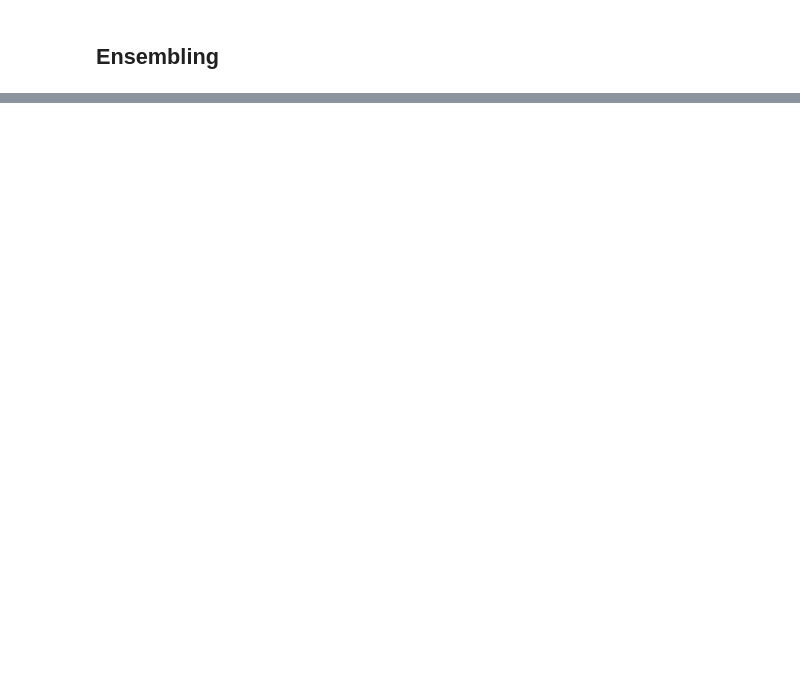
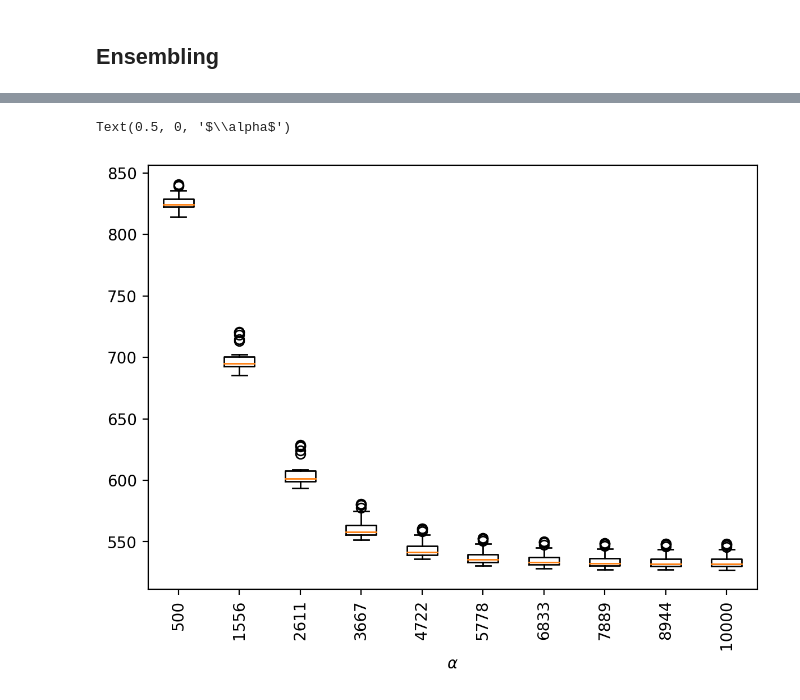
Before and after one commit to Llamrei/car_data_analysis, a Jupyter notebook: ensemble.ipynb, the cells around one changed output, grey strips where cells are left out. Saved outputs shown, nothing was run; the diff lists cells and outputs as text; code cells hidden in the pictures; blank space fills up the shorter version.

```diff
--- a/ensemble.ipynb
+++ b/ensemble.ipynb
@@ -86,12 +97,13 @@ Length: 155, dtype: float64
 # %%
 # weigh inversely to error
 weights = dict()
-for metric in metrics:
-    for alpha in np.linspace(0, 1.3, 14):
-        tmp = metrics[metric].groupby("exp").transform(lambda x: np.mean(x)**alpha/x)
+for metric in ["mae"]:
+    for alpha in np.linspace(500, 10e3, 10):
+        # Should be doing this alpha tuning on the test sets also imo
+        tmp = metrics[metric].groupby("exp").transform(lambda x: alpha/x)
         # Softmax so we weigh to 1
         if metric not in weights:
             weights[metric] = dict()
-        weights[metric][alpha] = tmp.groupby("exp").transform(lambda x: np.exp(x)/sum(np.exp(x)))
+        weights[metric][round(alpha)] = tmp.groupby("exp").transform(lambda x: np.exp(x)/sum(np.exp(x)))
 weights["mae"]
 # %% [output]
@@ -315,0 +198,13 @@ for scale, _, ensemble in mse_weighted:
+# %%
+vals = [x[1].to_list() for x in mae_weighted]
+labels = [int(x[0]) for x in mae_weighted]
+labels = [round(x) for x in labels]
+plt.figure(figsize=(7,5), dpi=200)
+plt.boxplot(vals, labels=labels)
+pos = range(1,len(vals)+1)
+plt.xticks(pos, labels, rotation=90)
+plt.xlabel(r"$\alpha$")
+# plt.savefig("finding_best_weighting.png")
+# %% [output]
+Text(0.5, 0, '$\\alpha$')
+[figure, added]
```
Also changed, not shown: parts of 26 cells of this notebook.
